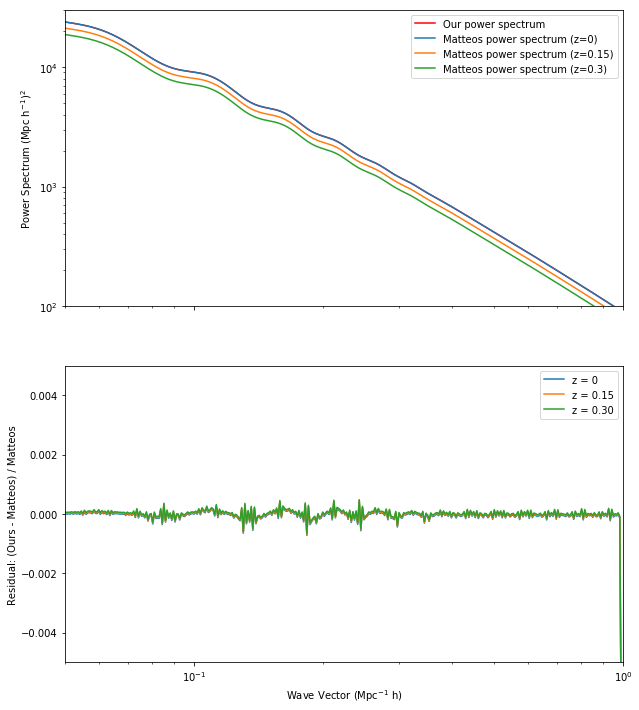
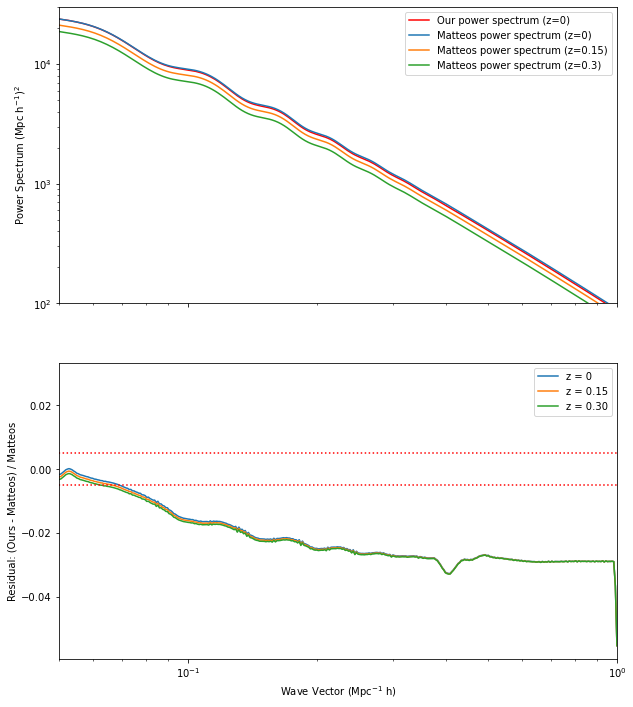
Code edit (unified diff) that turned the first committed figure into the second:
--- before
+++ after
@@ -2,8 +2,12 @@
 
 # Load in our linear matter power spectrum
-ours_dir = '../matteos_power_spectrum/matter_power_lin_cdm_baryon/'
+# cosmosis v1
+# ours_dir = '../matteos_power_spectrum/matter_power_lin_cdm_baryon/'
+# cosmosis v2 handles camb differntly
+ours_dir = '../../matteos_power_spectrum/matter_de_power_lin/'
 p_k = np.loadtxt(ours_dir + 'p_k.txt')
 k_h = np.loadtxt(ours_dir + 'k_h.txt')
 z = np.loadtxt(ours_dir + 'z.txt')
+
 
 # Interpolator for ours
@@ -17,5 +21,5 @@
 # Plot direct spectra
 fig, (ax1, ax2) = plt.subplots(nrows=2, figsize=(10, 12), sharex=True)
-df_ours.plot('k', 'z0', c='r', ax=ax1, label='Our power spectrum')
+df_ours.plot('k', 'z0', c='r', ax=ax1, label='Our power spectrum (z=0)')
 df_matteo.plot('k', 'z0', ax=ax1, label='Matteos power spectrum (z=0)')
 df_matteo.plot('k', 'z15', ax=ax1, label='Matteos power spectrum (z=0.15)')
@@ -49,5 +53,7 @@
 ax1.set_xlim((0.05, 1))
 
-ax2.set_ylim(-0.005, 0.005)
+ax2.plot( ks, np.zeros(ks.size)+0.005, c="r", linestyle='dotted')
+ax2.plot( ks, np.zeros(ks.size)-0.005, c="r", linestyle='dotted')
+#ax2.set_ylim(-0.005, 0.005)
 
 p_k.shape, k_h.shape, z

Commit: checking underlying validations for cosmosis v2.0